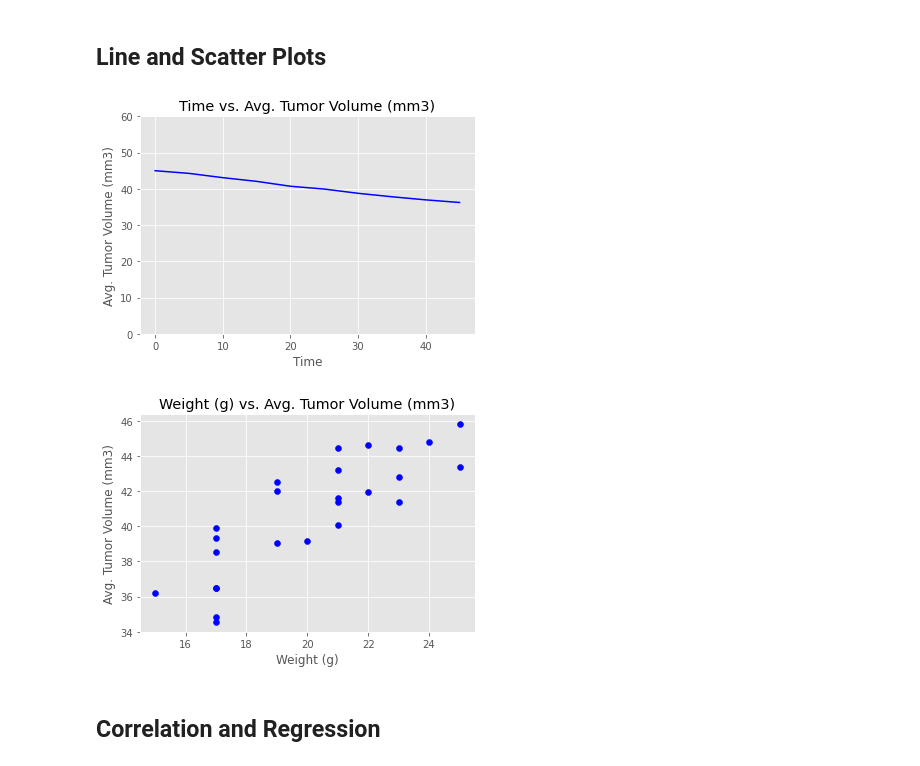
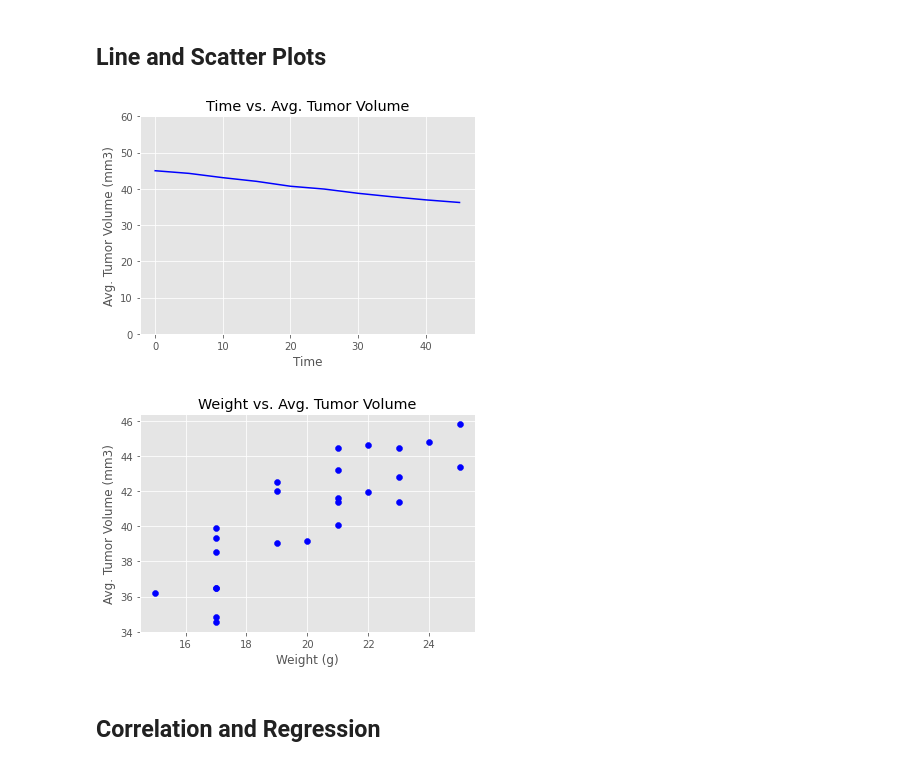
Before and after one commit to DMVance/matplotlib-challenge, a Jupyter notebook: Instructions/Pymaceuticals/pymaceuticals.ipynb, the cells around one changed output. Saved outputs shown, nothing was run; the diff lists cells and outputs as text; code cells hidden in the pictures.

```diff
--- a/Instructions/Pymaceuticals/pymaceuticals.ipynb
+++ b/Instructions/Pymaceuticals/pymaceuticals.ipynb
@@ -255,34 +259,34 @@ plt.show()
 # %%
 # Generate a line plot of time point versus tumor volume for a mouse treated with Capomulin
 
-filter_df =  mouse_study_clean.loc[mouse_study_clean["Drug Regimen"] == "Capomulin"]
-gp_df = filter_df.groupby(["Timepoint"])
+filter_df =  mouse_study_clean.loc[mouse_study_clean["Drug Regimen"] == "Capomulin"]  # Opted to show line plot of all mice, rather than one mouse, treated with Capomulin to see the trend across the board.
+gp_df = filter_df.groupby(["Timepoint"])                                              # To show line plot for one mouse, would simply specify the mouse by its ID rather than grouping by Timepoint.
 
 time = gp_df.groups.keys()
 volume = gp_df.mean()["Tumor Volume (mm3)"]
 
-plt.title("Time vs. Avg. Tumor Volume (mm3)")
+plt.title("Time vs. Avg. Tumor Volume")
 plt.xlabel("Time")
 plt.ylabel("Avg. Tumor Volume (mm3)")
 plt.ylim(0, 60)
 plt.plot(time, volume, color='b')
 plt.show()
 # %% [output]
-[figure, old version]
+[figure, new version]
 # %%
 # Generate a scatter plot of mouse weight versus average tumor volume for the Capomulin regimen
 
 weight = mouse_study_clean.loc[mouse_study_clean["Drug Regimen"] == "Capomulin"].groupby(["Mouse ID"])["Weight (g)"].mean()
 volume = mouse_study_clean.loc[mouse_study_clean["Drug Regimen"] == "Capomulin"].groupby(["Mouse ID"])["Tumor Volume (mm3)"].mean()
 
-plt.title("Weight (g) vs. Avg. Tumor Volume (mm3)")
+plt.title("Weight vs. Avg. Tumor Volume")
 plt.xlabel("Weight (g)")
 plt.ylabel("Avg. Tumor Volume (mm3)")
 
 plt.scatter(weight, volume, color='blue', label="Data Points")
 plt.show()
 # %% [output]
-[figure, old version]
+[figure, new version]
 # %% [markdown]
 ## Correlation and Regression
 # %%
```
Also changed, not shown: parts of 9 cells of this notebook.
